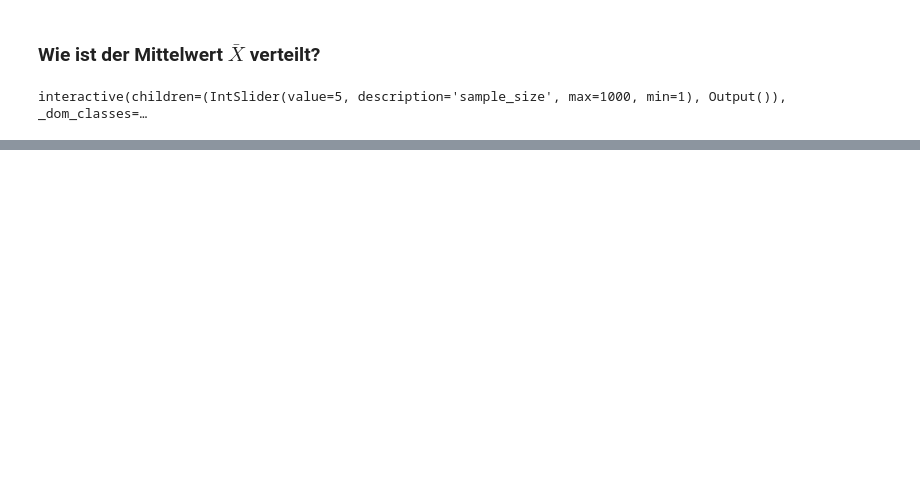
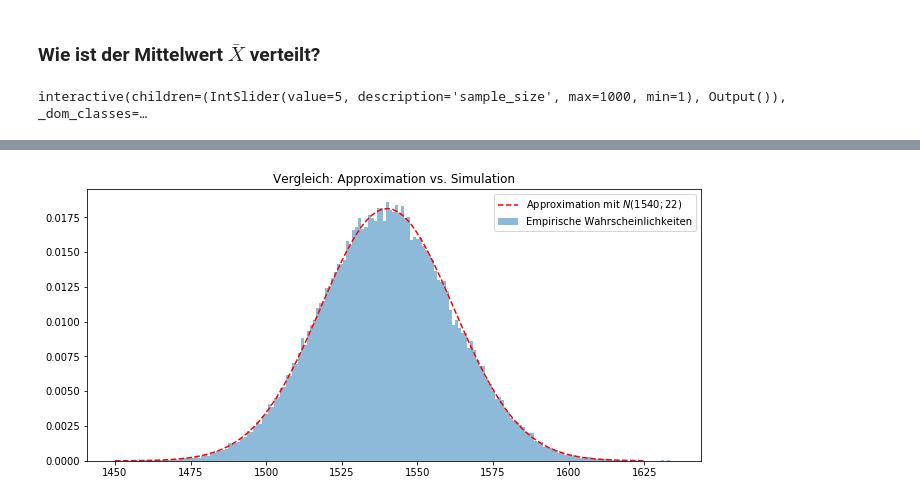
Before and after one commit to thsis/Statistik-I-II, a Jupyter notebook: Statistik-II/sitzung-7.ipynb, the cells around one changed output, grey strips where cells are left out. Cells and saved outputs as stored; diff of their text form; code cells hidden in the pictures; blank space fills up the shorter version.

Commit message:
add monte-carlo simulation for 7-8

```diff
--- a/Statistik-II/sitzung-7.ipynb
+++ b/Statistik-II/sitzung-7.ipynb
@@ -65,0 +101,4 @@ interactive(children=(IntSlider(value=5, description='sample_size', max=1000, mi
+# %%
+X_i = np.random.choice([1, 2, 3], p=[0.7, 0.2, 0.1], replace=True, size=(100000, 1100))
+Y = X_i.sum(axis=1)
+print(Y)
@@ -65,0 +109,3 @@ interactive(children=(IntSlider(value=5, description='sample_size', max=1000, mi
+# %%
+vals, counts = np.unique(Y, return_counts=True)
+print(list(zip(vals, counts))[:6])
@@ -65,0 +126,16 @@ interactive(children=(IntSlider(value=5, description='sample_size', max=1000, mi
+# %%
+y = np.linspace(1450, 1625, 100)
+pdf_y = norm.pdf(y, 1540, 22)
+# %%
+plt.figure(figsize=(11, 5))
+# Zuerst die Approximation.
+plt.plot(y, pdf_y, "--",
+         color="red", label="Approximation mit $N(1540; 22)$")
+# Dann die simulierten Werte.
+plt.bar(vals, counts/100000, width=1, alpha=0.5,
+        label="Empirische Wahrscheinlichkeiten")
+
+plt.title("Vergleich: Approximation vs. Simulation")
+plt.legend();
+# %% [output]
+[figure, added]
```
Also changed, not shown: parts of 15 cells of this notebook.
